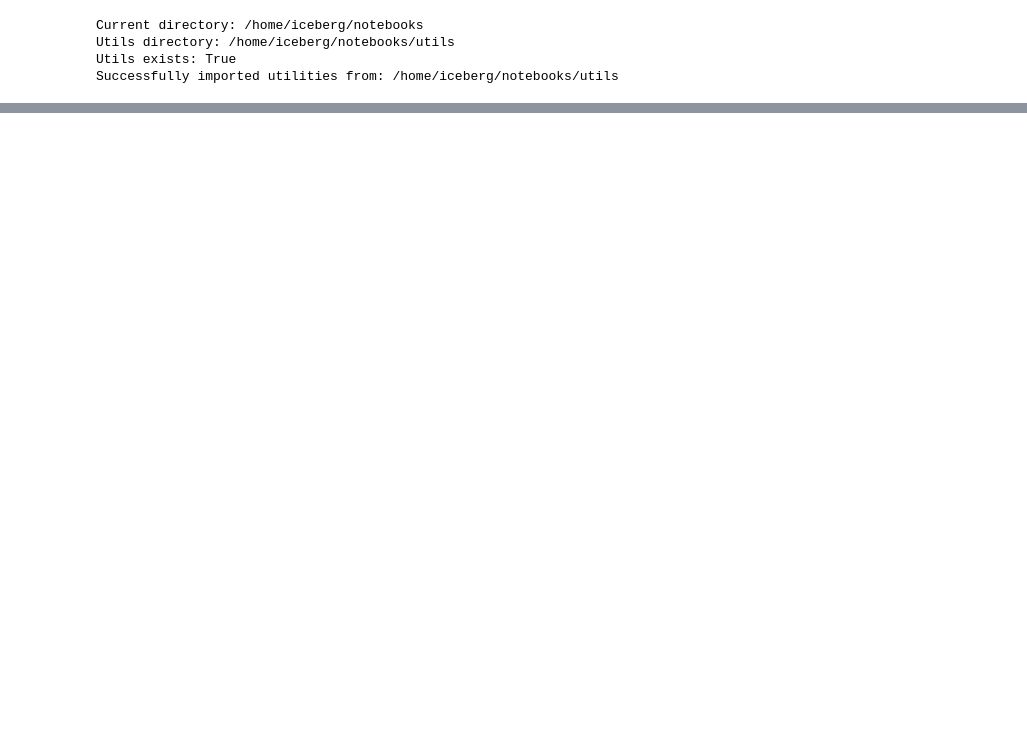
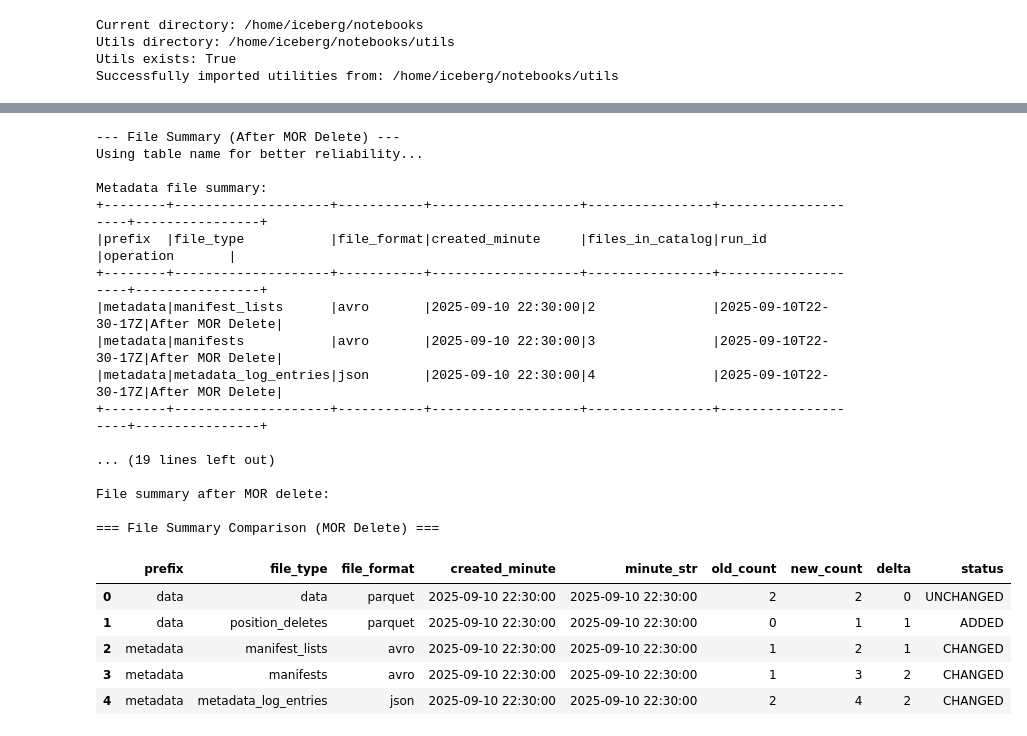
Before and after one commit to datagero/demo-iceberg-permanent-delete, a Jupyter notebook: notebooks/iceberg_pii_deletion_demo.ipynb, the cells around one changed output, grey strips where cells are left out. Saved outputs shown, nothing was run; the diff lists cells and outputs as text; code cells hidden in the pictures; blank space fills up the shorter version.

```diff
--- a/notebooks/iceberg_pii_deletion_demo.ipynb
+++ b/notebooks/iceberg_pii_deletion_demo.ipynb
@@ -1176,0 +221,10 @@ result.show()
+# %%
+# Check files after creating orphaned files
+_, _, all_current = summarize_files(spark, table_base_path, "After Creating Orphaned Files")
+print("\nFile summary after creating orphaned files:")
+all_current
+
+# Show the difference
+print("\n=== File Summary Comparison (Orphaned Files Added) ===")
+diff_orphaned = diff_summaries(all_previous, all_current)
+diff_orphaned
@@ -1176,0 +295,35 @@ result.show()
+# %%
+# Check files after MOR delete
+all_previous = all_current.copy(deep=True)
+_, _, all_current = summarize_files(spark, table_base_path, "After MOR Delete")
+print("\nFile summary after MOR delete:")
+all_current
+
+# Show the difference
+print("\n=== File Summary Comparison (MOR Delete) ===")
+diff_mor = diff_summaries(all_previous, all_current)
+diff_mor
+# %% [output]
+--- File Summary (After MOR Delete) ---
+Using table name for better reliability...
+
+Metadata file summary:
++--------+--------------------+-----------+-------------------+----------------+--------------------+----------------+
+|prefix  |file_type           |file_format|created_minute     |files_in_catalog|run_id              |operation       |
++--------+--------------------+-----------+-------------------+----------------+--------------------+----------------+
+|metadata|manifest_lists      |avro       |2025-09-10 22:30:00|2               |2025-09-10T22-30-17Z|After MOR Delete|
+|metadata|manifests           |avro       |2025-09-10 22:30:00|3               |2025-09-10T22-30-17Z|After MOR Delete|
+|metadata|metadata_log_entries|json       |2025-09-10 22:30:00|4               |2025-09-10T22-30-17Z|After MOR Delete|
++--------+--------------------+-----------+-------------------+----------------+--------------------+----------------+
+
+... (19 lines left out)
+
+File summary after MOR delete:
+
+=== File Summary Comparison (MOR Delete) ===
+|  | prefix | file_type | file_format | created_minute | minute_str | old_count | new_count | delta | status |
+| 0 | data | data | parquet | 2025-09-10 22:30:00 | 2025-09-10 22:30:00 | 2 | 2 | 0 | UNCHANGED |
+| 1 | data | position_deletes | parquet | 2025-09-10 22:30:00 | 2025-09-10 22:30:00 | 0 | 1 | 1 | ADDED |
+| 2 | metadata | manifest_lists | avro | 2025-09-10 22:30:00 | 2025-09-10 22:30:00 | 1 | 2 | 1 | CHANGED |
+| 3 | metadata | manifests | avro | 2025-09-10 22:30:00 | 2025-09-10 22:30:00 | 1 | 3 | 2 | CHANGED |
+| 4 | metadata | metadata_log_entries | json | 2025-09-10 22:30:00 | 2025-09-10 22:30:00 | 2 | 4 | 2 | CHANGED |
```
Also changed, not shown: parts of 164 cells of this notebook, 9 other files.
